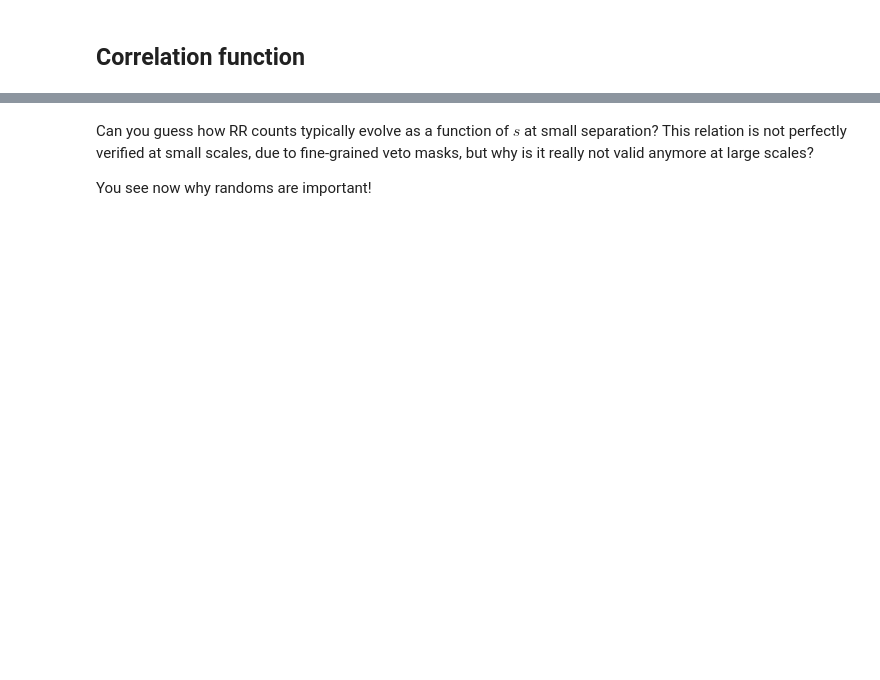
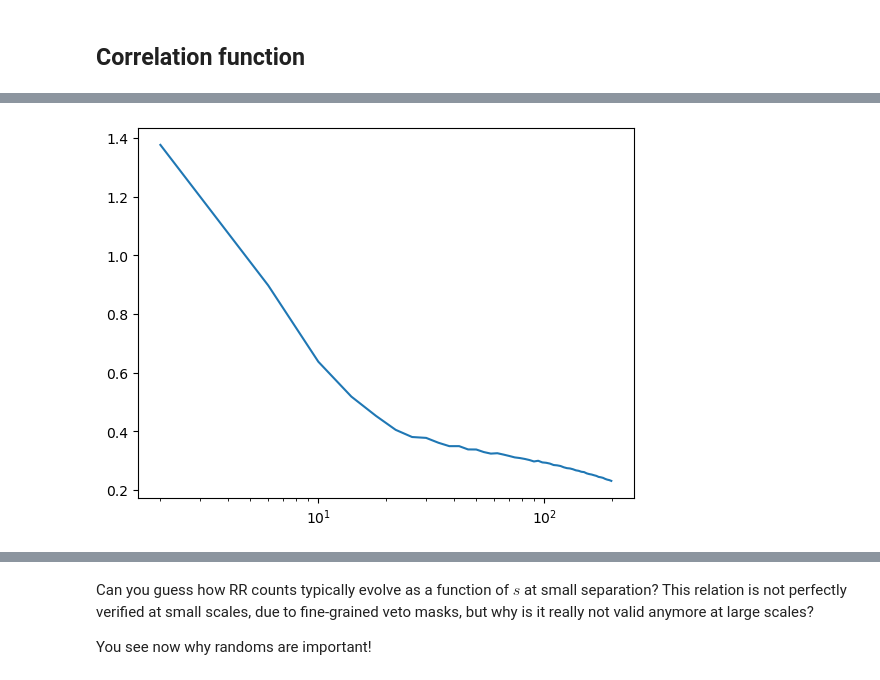
Before and after one commit to julianbautista/TD_clustering_EcoleRC, a Jupyter notebook: answers/eBOSS_LRGpCMASS.ipynb, the cells around one changed output, grey strips where cells are left out. Saved outputs shown, nothing was run; the diff lists cells and outputs as text; code cells hidden in the pictures; blank space fills up the shorter version.

```diff
--- a/answers/eBOSS_LRGpCMASS.ipynb
+++ b/answers/eBOSS_LRGpCMASS.ipynb
@@ -175,0 +235,9 @@ Auto pair counts (particles i1 and i2 come from the same catalog) can be compute
+# %%
+# Plot pair counts
+s = (sedges[:-1] + sedges[1:]) / 2.
+counts = np.sum(wcounts, axis=-1)
+plt.plot(s, counts / (sedges[1:]**3 - sedges[:-1]**3))
+plt.xscale('log')
+plt.show()
+# %% [output]
+[figure, added]
```
Also changed, not shown: parts of 30 cells of this notebook, 2 other files.
